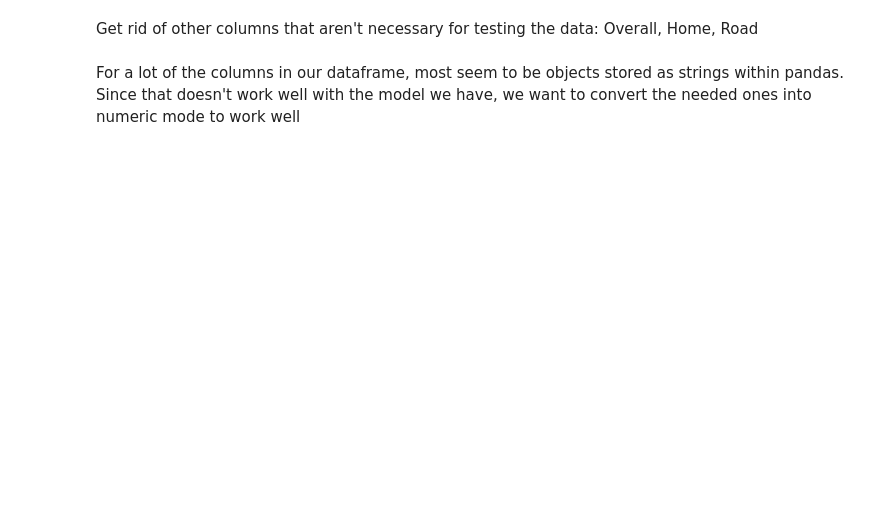
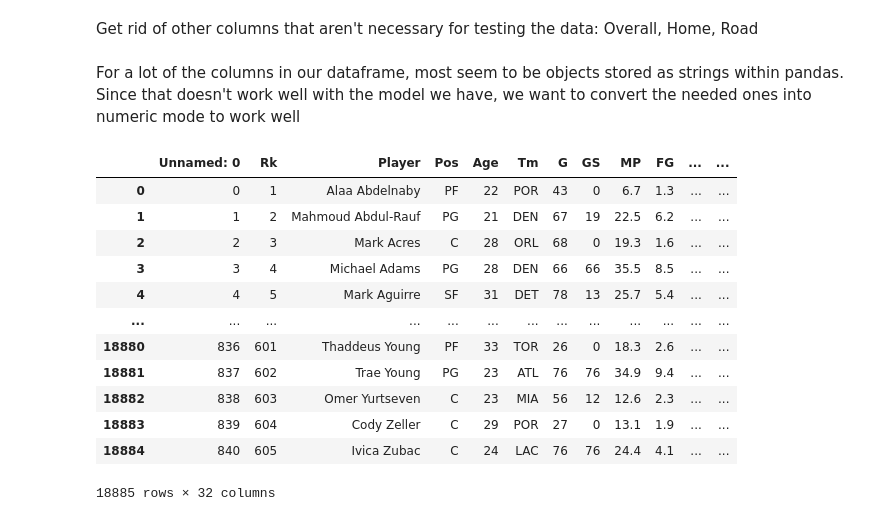
Before and after one commit to kev374k/Hardwood_Convergence, a Jupyter notebook: Data_Cleaning.ipynb, the cells around one changed output. Drawn from its saved outputs; the diff is of its cells as text; code cells hidden in the pictures; blank space fills up the shorter version.

```diff
--- a/Data_Cleaning.ipynb
+++ b/Data_Cleaning.ipynb
@@ -281,3 +252,19 @@ normal_stats = normal_stats.apply(pd.to_numeric, errors = 'ignore')
 Get rid of other columns that aren't necessary for testing the data: Overall, Home, Road
 # %% [markdown]
 For a lot of the columns in our dataframe, most seem to be objects stored as strings within pandas. Since that doesn't work well with the model we have, we want to convert the needed ones into numeric mode to work well
+# %%
+normal_stats
+# %% [output]
+|  | Unnamed: 0 | Rk | Player | Pos | Age | Tm | G | GS | MP | FG | ... | ... |
+| 0 | 0 | 1 | Alaa Abdelnaby | PF | 22 | POR | 43 | 0 | 6.7 | 1.3 | ... | ... |
+| 1 | 1 | 2 | Mahmoud Abdul-Rauf | PG | 21 | DEN | 67 | 19 | 22.5 | 6.2 | ... | ... |
+| 2 | 2 | 3 | Mark Acres | C | 28 | ORL | 68 | 0 | 19.3 | 1.6 | ... | ... |
+| 3 | 3 | 4 | Michael Adams | PG | 28 | DEN | 66 | 66 | 35.5 | 8.5 | ... | ... |
+| 4 | 4 | 5 | Mark Aguirre | SF | 31 | DET | 78 | 13 | 25.7 | 5.4 | ... | ... |
+| ... | ... | ... | ... | ... | ... | ... | ... | ... | ... | ... | ... | ... |
+| 18880 | 836 | 601 | Thaddeus Young | PF | 33 | TOR | 26 | 0 | 18.3 | 2.6 | ... | ... |
+| 18881 | 837 | 602 | Trae Young | PG | 23 | ATL | 76 | 76 | 34.9 | 9.4 | ... | ... |
+| 18882 | 838 | 603 | Omer Yurtseven | C | 23 | MIA | 56 | 12 | 12.6 | 2.3 | ... | ... |
+| 18883 | 839 | 604 | Cody Zeller | C | 29 | POR | 27 | 0 | 13.1 | 1.9 | ... | ... |
+| 18884 | 840 | 605 | Ivica Zubac | C | 24 | LAC | 76 | 76 | 24.4 | 4.1 | ... | ... |
+18885 rows × 32 columns
```
Also changed, not shown: parts of 11 cells of this notebook, 3 other files.
